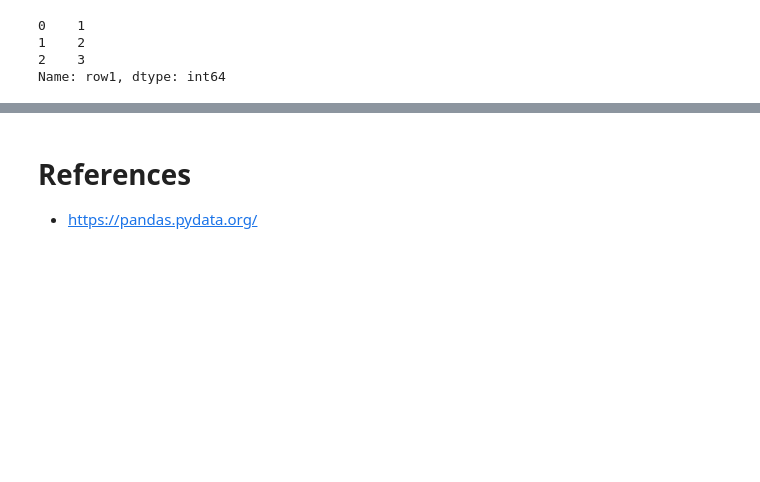
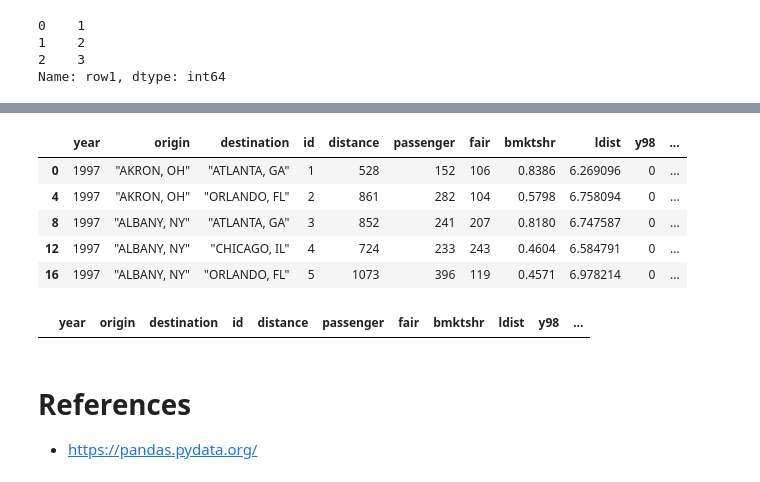
Before and after one commit to casey-whorton-waynestate/public-course-content, a Jupyter notebook: Pandas Introduction.ipynb, the cells around one changed output, grey strips where cells are left out. Saved outputs shown, nothing was run; the diff lists cells and outputs as text; code cells hidden in the pictures; blank space fills up the shorter version.

```diff
--- a/Pandas Introduction.ipynb
+++ b/Pandas Introduction.ipynb
@@ -163,0 +178,23 @@ Name: row1, dtype: int64
+# %%
+# TO DO: use the read_csv function to read in the 'airfare' dataset and name it air_df
+# Ref: https://pandas.pydata.org/pandas-docs/stable/reference/api/pandas.read_csv.html
+# Hint: you may need to use / instead of \
+air_df = pd.read_csv('C:/Users/casey/OneDrive/Desktop/airfare.csv')
+# %%
+# Run this and see the results:
+
+air_df[air_df.year == 1997].head()
+# %% [output]
+|  | year | origin | destination | id | distance | passenger | fair | bmktshr | ldist | y98 | ... |
+| 0 | 1997 | "AKRON, OH" | "ATLANTA, GA" | 1 | 528 | 152 | 106 | 0.8386 | 6.269096 | 0 | ... |
+| 4 | 1997 | "AKRON, OH" | "ORLANDO, FL" | 2 | 861 | 282 | 104 | 0.5798 | 6.758094 | 0 | ... |
+| 8 | 1997 | "ALBANY, NY" | "ATLANTA, GA" | 3 | 852 | 241 | 207 | 0.8180 | 6.747587 | 0 | ... |
+| 12 | 1997 | "ALBANY, NY" | "CHICAGO, IL" | 4 | 724 | 233 | 243 | 0.4604 | 6.584791 | 0 | ... |
+| 16 | 1997 | "ALBANY, NY" | "ORLANDO, FL" | 5 | 1073 | 396 | 119 | 0.4571 | 6.978214 | 0 | ... |
+# %%
+# Why does this statement with the & not work?
+# https://wiki.python.org/moin/BitwiseOperators
+
+air_df[(air_df.year == 1997) & (air_df.year == 1998)]
+# %% [output]
+|  | year | origin | destination | id | distance | passenger | fair | bmktshr | ldist | y98 | ... |
```
Also changed, not shown: parts of 8 cells of this notebook.
